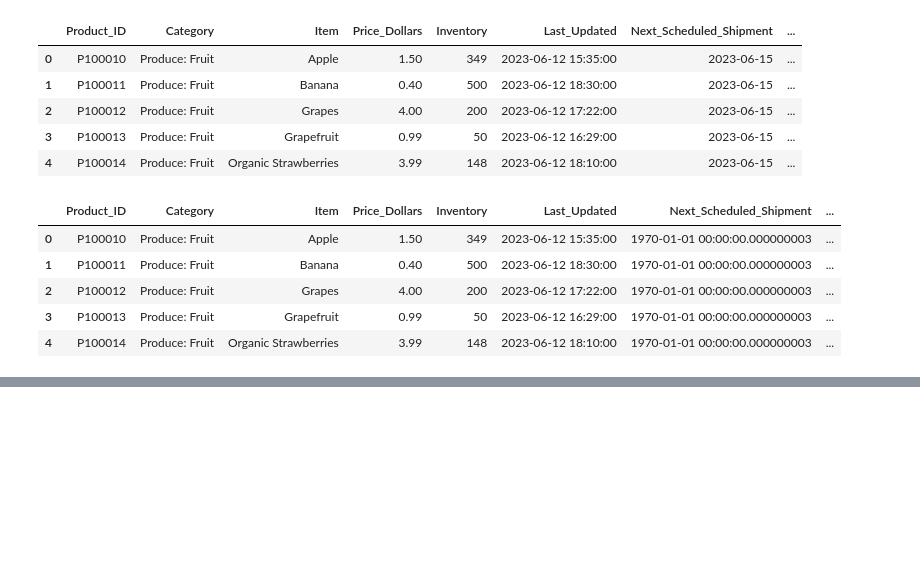
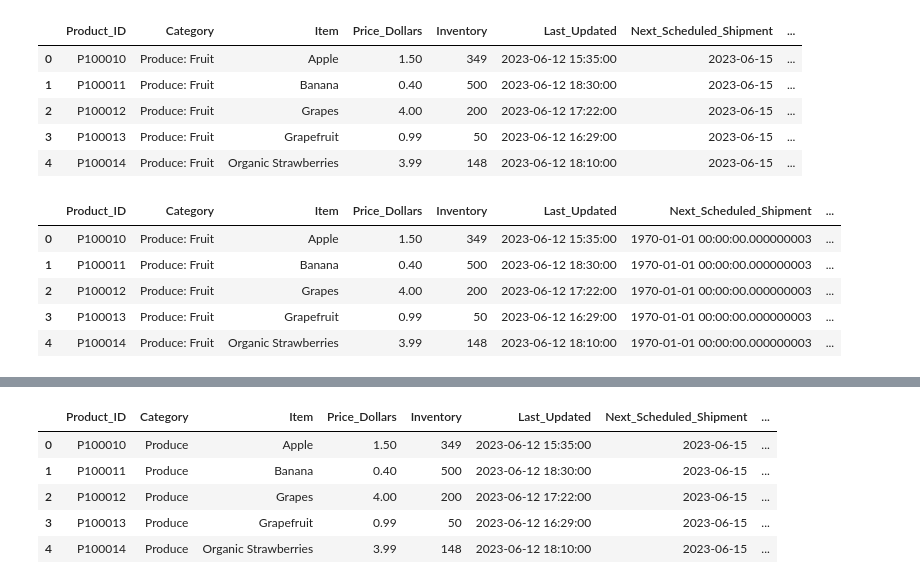
Before and after one commit to Jdalarmi/DataScience, a Jupyter notebook: app/Exploratory_Data_Analysis/practice_pyetl.ipynb, the cells around one changed output, grey strips where cells are left out. Drawn from its saved outputs; the diff is of its cells as text; code cells hidden in the pictures; blank space fills up the shorter version.

```diff
--- a/app/Exploratory_Data_Analysis/practice_pyetl.ipynb
+++ b/app/Exploratory_Data_Analysis/practice_pyetl.ipynb
@@ -308,0 +322,15 @@ groceries['New_Shipement_Date'] = groceries.Next_Scheduled_Shipment + pd.to_time
+# %%
+df['Product_Number'] = df.Product_ID.str[1:]
+# %%
+df['Product_Number'] = df['Product_Number'].astype('int')
+# %%
+df[['Category', 'Subcategory']] = pd.DataFrame(df.Category.str.split(':').to_list())
+# %%
+df.head()
+# %% [output]
+|  | Product_ID | Category | Item | Price_Dollars | Inventory | Last_Updated | Next_Scheduled_Shipment | ... |
+| 0 | P100010 | Produce | Apple | 1.50 | 349 | 2023-06-12 15:35:00 | 2023-06-15 | ... |
+| 1 | P100011 | Produce | Banana | 0.40 | 500 | 2023-06-12 18:30:00 | 2023-06-15 | ... |
+| 2 | P100012 | Produce | Grapes | 4.00 | 200 | 2023-06-12 17:22:00 | 2023-06-15 | ... |
+| 3 | P100013 | Produce | Grapefruit | 0.99 | 50 | 2023-06-12 16:29:00 | 2023-06-15 | ... |
+| 4 | P100014 | Produce | Organic Strawberries | 3.99 | 148 | 2023-06-12 18:10:00 | 2023-06-15 | ... |
```
Also changed, not shown: parts of 4 cells of this notebook, 1 other file.
